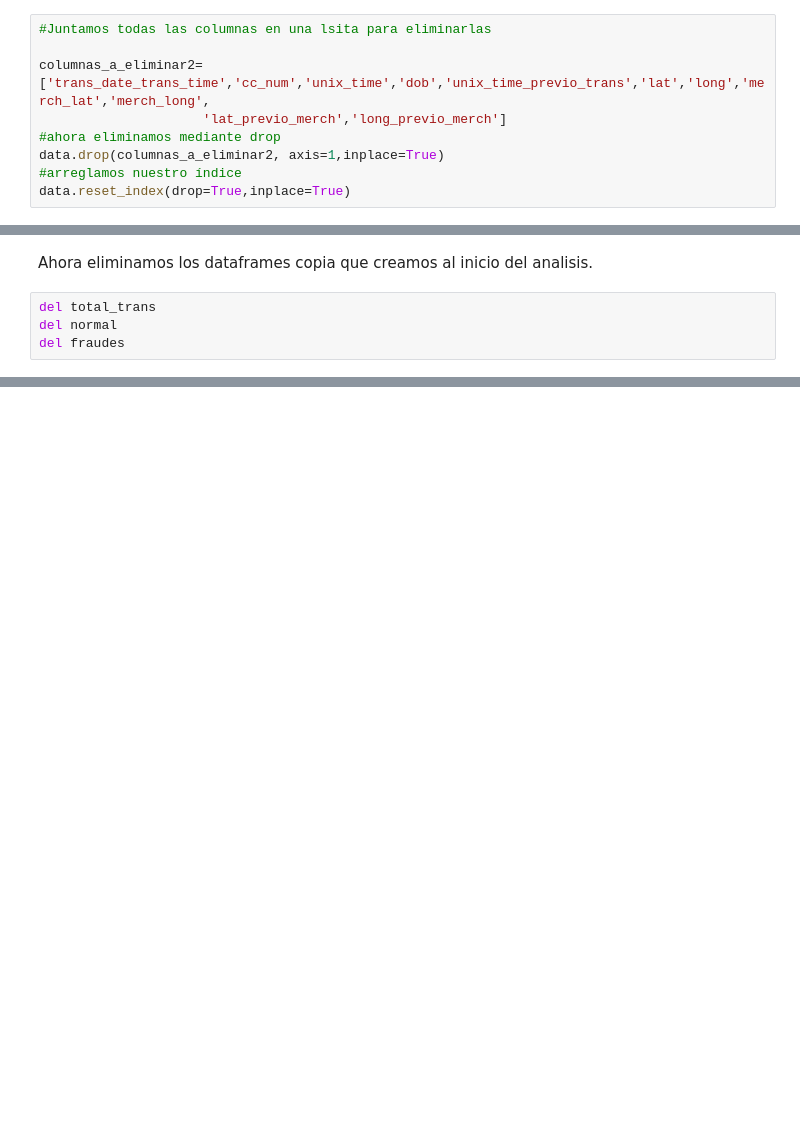
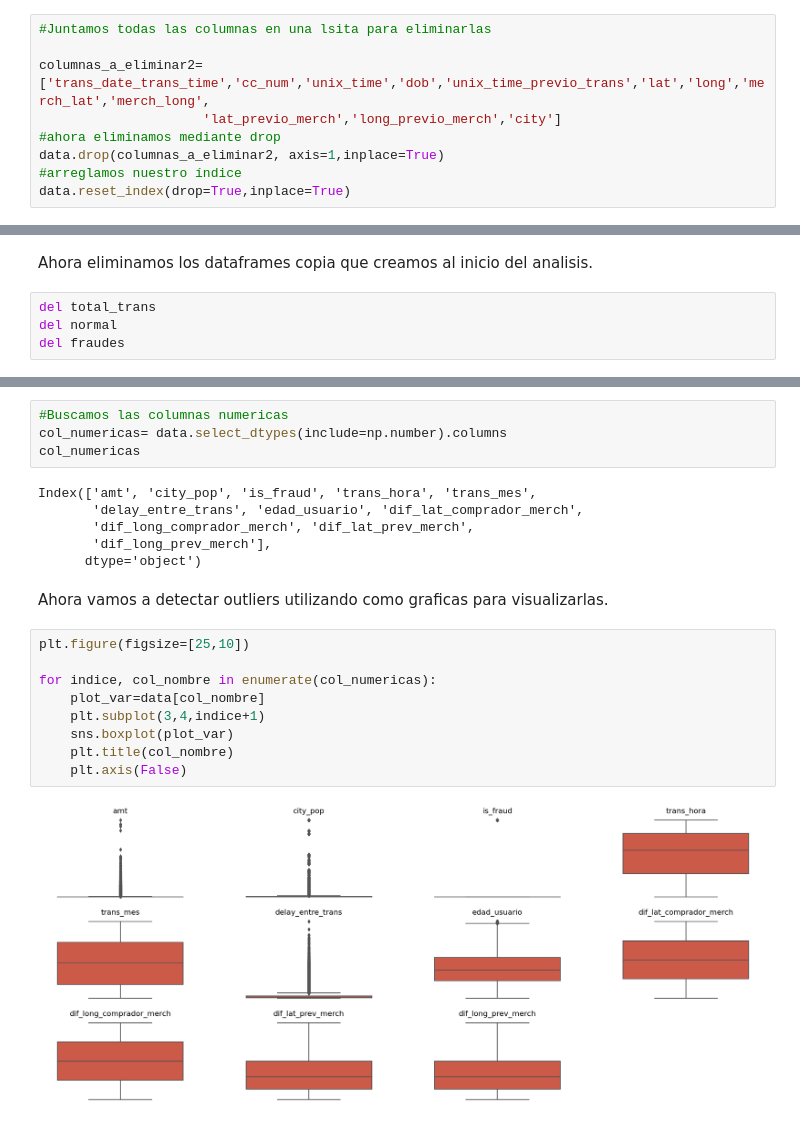
Before and after one commit to lc-sanchez/TP1-MachineLearning, a Jupyter notebook: Detección de Fraude.ipynb, the cells around one changed output, grey strips where cells are left out. Saved outputs shown, nothing was run; the diff lists cells and outputs as text; blank space fills up the shorter version.

Commit message:
Subiendo preprocesados de datos y primer modelo entrenado

```diff
--- a/Detección de Fraude.ipynb
+++ b/Detección de Fraude.ipynb
@@ -408,7 +409,7 @@ list(data.columns)
 #Juntamos todas las columnas en una lsita para eliminarlas
 
 columnas_a_eliminar2=['trans_date_trans_time','cc_num','unix_time','dob','unix_time_previo_trans','lat','long','merch_lat','merch_long',
-                     'lat_previo_merch','long_previo_merch']
+                     'lat_previo_merch','long_previo_merch','city']
 #ahora eliminamos mediante drop
 data.drop(columnas_a_eliminar2, axis=1,inplace=True)
 #arreglamos nuestro índice
@@ -597,0 +639,23 @@ del fraudes
+# %%
+#Buscamos las columnas numericas
+col_numericas= data.select_dtypes(include=np.number).columns
+col_numericas
+# %% [output]
+Index(['amt', 'city_pop', 'is_fraud', 'trans_hora', 'trans_mes',
+       'delay_entre_trans', 'edad_usuario', 'dif_lat_comprador_merch',
+       'dif_long_comprador_merch', 'dif_lat_prev_merch',
+       'dif_long_prev_merch'],
+      dtype='object')
+# %% [markdown]
+<p>Ahora vamos a detectar outliers utilizando como graficas para visualizarlas.</p>
+# %%
+plt.figure(figsize=[25,10])
+
+for indice, col_nombre in enumerate(col_numericas):
+    plot_var=data[col_nombre]
+    plt.subplot(3,4,indice+1)
+    sns.boxplot(plot_var)
+    plt.title(col_nombre)
+    plt.axis(False)
+# %% [output]
+[figure, added]
```
Also changed, not shown: parts of 77 cells of this notebook.
